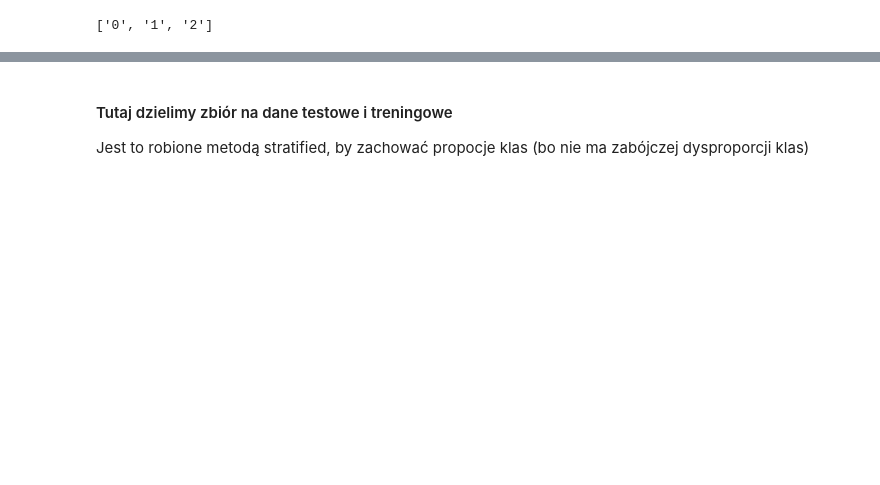
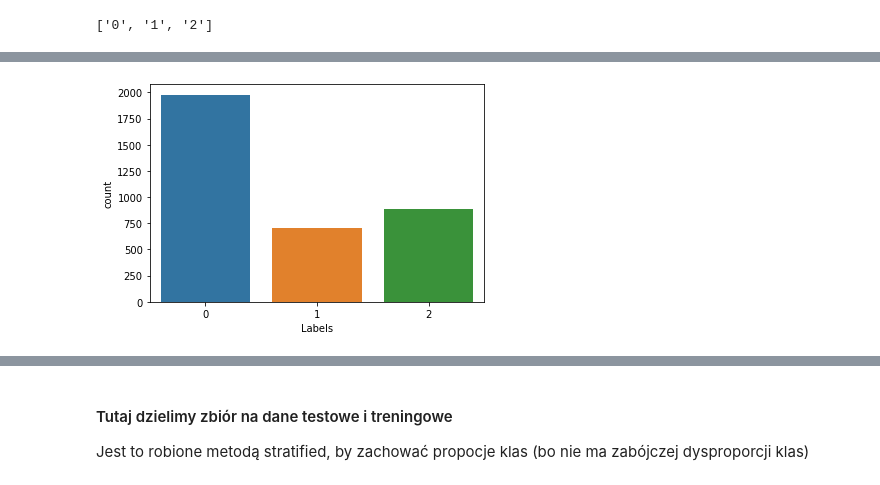
Before and after one commit to K4cp3rski/ML_FUW, a Jupyter notebook: Cybiński_Praca_domowa_3.ipynb, the cells around one changed output, grey strips where cells are left out. Cells and saved outputs as stored; diff of their text form; code cells hidden in the pictures; blank space fills up the shorter version.

```diff
--- a/Cybiński_Praca_domowa_3.ipynb
+++ b/Cybiński_Praca_domowa_3.ipynb
@@ -146,3 +148,10 @@ print(image_count)
+# %%
+#  Deklarujemy niezbędne parametry
+batch_size = image_count    # To jest w tym celu, by załadowany później dataset składał się tylko z jednego batcha,
+                            # w ten sposób łatwiejsza była implementacja sieci.
+# Zgodnie z poleceniem zapisujemy wymiary obrazka. Przeskalujemy do nich input naszej sieci neuronowej.
+img_height = img_arr.shape[0]
+img_width = img_arr.shape[1]
 # %%
 ds = tf.keras.utils.image_dataset_from_directory(
     data_dir,
@@ -185,0 +189,4 @@ for i in range(3):
+# %%
+ex_im = pd.DataFrame(extracted_images.numpy().reshape(-1,10000))
+ex_im["Labels"] = np.argmax(extracted_labels, axis=1)
+ex_im.head()
@@ -185,0 +201,4 @@ for i in range(3):
+# %%
+ax = sns.countplot(x="Labels", data=ex_im)
+# %% [output]
+[figure, added]
```
Also changed, not shown: parts of 49 cells of this notebook.
